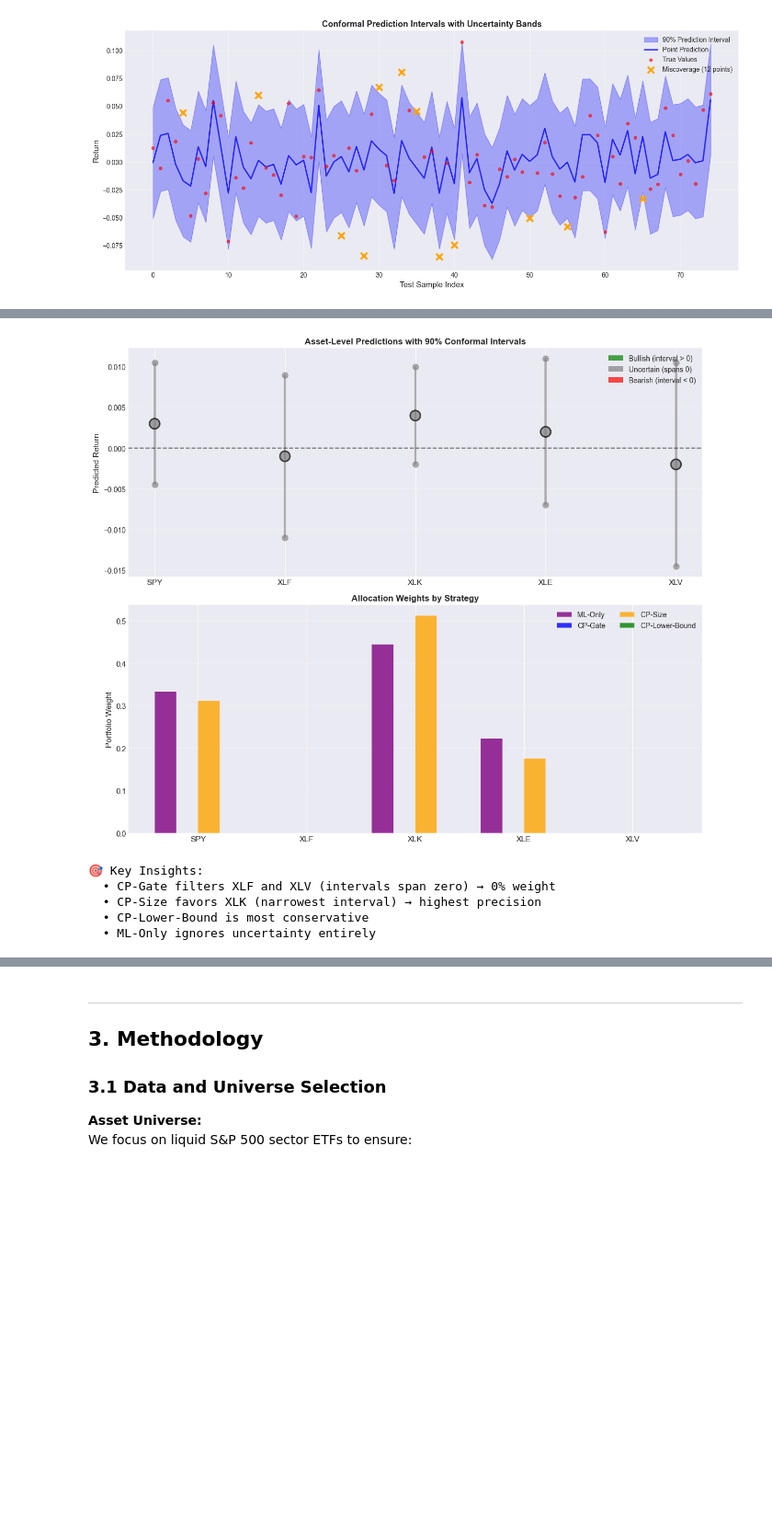
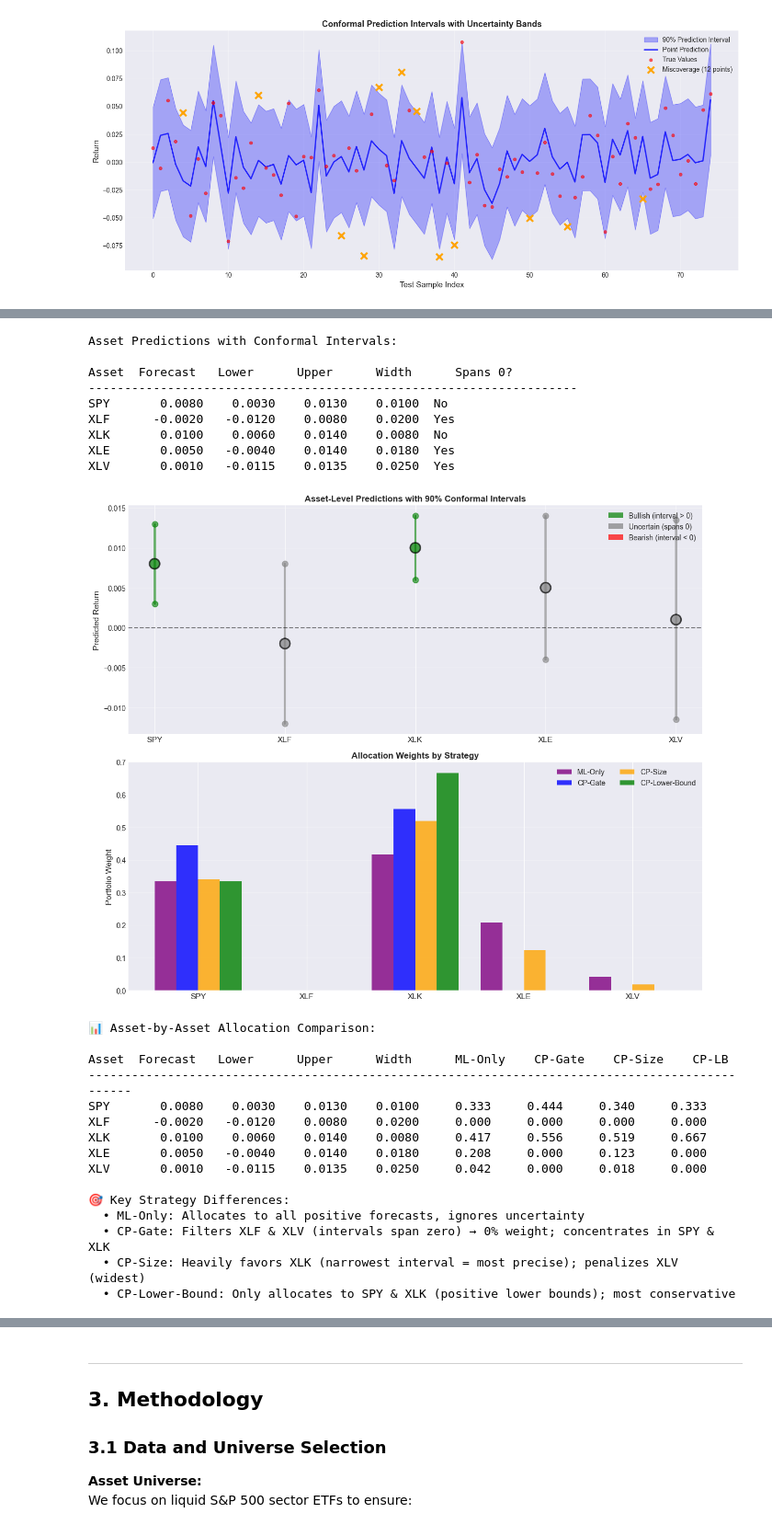
Before and after one commit to void-veritas/wqu_capstone, a Jupyter notebook: report.ipynb, the cells around one changed output, grey strips where cells are left out. Shown at 92% size. Drawn from its saved outputs; the diff is of its cells as text; code cells hidden in the pictures; blank space fills up the shorter version.

```diff
--- a/report.ipynb
+++ b/report.ipynb
@@ -383,12 +278,20 @@ print(f"  • CP-Lower-Bound: Only allocates to SPY & XLK (positive lower bounds
 np.random.seed(123)
 asset_names = ['SPY', 'XLF', 'XLK', 'XLE', 'XLV']
 
-# Generate realistic predictions
-forecasts = np.array([0.003, -0.001, 0.004, 0.002, -0.002])
-interval_widths = np.array([0.015, 0.020, 0.012, 0.018, 0.025])
+# Generate MORE DIVERSE predictions to show all strategies
+# Design: SPY & XLK have clear signals, XLF & XLV are uncertain, XLE is moderate
+forecasts = np.array([0.008, -0.002, 0.010, 0.005, 0.001])
+interval_widths = np.array([0.010, 0.020, 0.008, 0.018, 0.025])
 
 lower = forecasts - interval_widths/2
 upper = forecasts + interval_widths/2
+
+print("Asset Predictions with Conformal Intervals:\n")
+print(f"{'Asset':<6} {'Forecast':<10} {'Lower':<10} {'Upper':<10} {'Width':<10} {'Spans 0?'}")
+print("-" * 68)
+for i, name in enumerate(asset_names):
+    spans = "Yes" if (lower[i] <= 0 <= upper[i]) else "No"
+    print(f"{name:<6} {forecasts[i]:>9.4f} {lower[i]:>9.4f} {upper[i]:>9.4f} {interval_widths[i]:>9.4f}  {spans}")
 
 # Visualize
 fig, axes = plt.subplots(2, 1, figsize=(12, 10))
@@ -421,56 +324,83 @@ ax.legend(handles=legend_elements, loc='upper right', fontsize=10)
 ax = axes[1]
 
 # Compute weights for each strategy
-# CP-Gate
+# CP-Gate: zero if interval contains zero
 cp_gate_weights = np.array([f if not (l <= 0 <= u) else 0 for f, l, u in zip(forecasts, lower, upper)])
 cp_gate_weights = np.maximum(cp_gate_weights, 0)
 if cp_gate_weights.sum() > 0:
     cp_gate_weights = cp_gate_weights / cp_gate_weights.sum()
 
-# CP-Size
+# CP-Size: weight inversely proportional to width
 cp_size_weights = forecasts / (interval_widths + 0.001)
 cp_size_weights = np.maximum(cp_size_weights, 0)
 if cp_size_weights.sum() > 0:
     cp_size_weights = cp_size_weights / cp_size_weights.sum()
 
-# CP-Lower-Bound
+# CP-Lower-Bound: use lower bounds
 cp_lb_weights = np.maximum(lower, 0)
 if cp_lb_weights.sum() > 0:
     cp_lb_weights = cp_lb_weights / cp_lb_weights.sum()
 
-# ML-Only
+# ML-Only: use forecasts directly
 ml_only_weights = np.maximum(forecasts, 0)
 if ml_only_weights.sum() > 0:
     ml_only_weights = ml_only_weights / ml_only_weights.sum()
 
 # Bar chart
 x_pos_bar = np.arange(len(asset_names))
 width = 0.2
 
 ax.bar(x_pos_bar - 1.5*width, ml_only_weights, width, label='ML-Only', alpha=0.8, color='purple')
 ax.bar(x_pos_bar - 0.5*width, cp_gate_weights, width, label='CP-Gate', alpha=0.8, color='blue')
 ax.bar(x_pos_bar + 0.5*width, cp_size_weights, width, label='CP-Size', alpha=0.8, color='orange')
 ax.bar(x_pos_bar + 1.5*width, cp_lb_weights, width, label='CP-Lower-Bound', alpha=0.8, color='green')
 
 ax.set_xticks(x_pos_bar)
 ax.set_xticklabels(asset_names, fontsize=11)
 ax.set_ylabel('Portfolio Weight', fontsize=11)
 ax.set_title('Allocation Weights by Strategy', fontsize=12, fontweight='bold')
 ax.legend(loc='upper right', fontsize=10, ncol=2)
 ax.grid(True, alpha=0.3, axis='y')
 
 plt.tight_layout()
 plt.show()
 
-print(f"\n🎯 Key Insights:")
-print(f"  • CP-Gate filters XLF and XLV (intervals span zero) → 0% weight")
-print(f"  • CP-Size favors XLK (narrowest interval) → highest precision")
-print(f"  • CP-Lower-Bound is most conservative")
-print(f"  • ML-Only ignores uncertainty entirely")
+# Print detailed comparison
+print(f"\n\n📊 Asset-by-Asset Allocation Comparison:\n")
+print(f"{'Asset':<6} {'Forecast':<10} {'Lower':<10} {'Upper':<10} {'Width':<10} {'ML-Only':<10} {'CP-Gate':<10} {'CP-Size':<10} {'CP-LB':<10}")
+print("-" * 96)
+for i in range(len(asset_names)):
+    print(f"{asset_names[i]:<6} {forecasts[i]:>9.4f} {lower[i]:>9.4f} {upper[i]:>9.4f} {interval_widths[i]:>9.4f} "
+          f"{ml_only_weights[i]:>9.3f} {cp_gate_weights[i]:>9.3f} {cp_size_weights[i]:>9.3f} {cp_lb_weights[i]:>9.3f}")
+
+print(f"\n🎯 Key Strategy Differences:")
+print(f"  • ML-Only: Allocates to all positive forecasts, ignores uncertainty")
+print(f"  • CP-Gate: Filters XLF & XLV (intervals span zero) → 0% weight; concentrates in SPY & XLK")
+print(f"  • CP-Size: Heavily favors XLK (narrowest interval = most precise); penalizes XLV (widest)")
+print(f"  • CP-Lower-Bound: Only allocates to SPY & XLK (positive lower bounds); most conservative")
 # %% [output]
+Asset Predictions with Conformal Intervals:
+
+Asset  Forecast   Lower      Upper      Width      Spans 0?
+--------------------------------------------------------------------
+SPY       0.0080    0.0030    0.0130    0.0100  No
+XLF      -0.0020   -0.0120    0.0080    0.0200  Yes
+XLK       0.0100    0.0060    0.0140    0.0080  No
+XLE       0.0050   -0.0040    0.0140    0.0180  Yes
+XLV       0.0010   -0.0115    0.0135    0.0250  Yes
-[figure, old version]
+[figure, new version]
-🎯 Key Insights:
-  • CP-Gate filters XLF and XLV (intervals span zero) → 0% weight
-  • CP-Size favors XLK (narrowest interval) → highest precision
-  • CP-Lower-Bound is most conservative
-  • ML-Only ignores uncertainty entirely
+📊 Asset-by-Asset Allocation Comparison:
+
+Asset  Forecast   Lower      Upper      Width      ML-Only    CP-Gate    CP-Size    CP-LB
+------------------------------------------------------------------------------------------------
+SPY       0.0080    0.0030    0.0130    0.0100     0.333     0.444     0.340     0.333
+XLF      -0.0020   -0.0120    0.0080    0.0200     0.000     0.000     0.000     0.000
+XLK       0.0100    0.0060    0.0140    0.0080     0.417     0.556     0.519     0.667
+XLE       0.0050   -0.0040    0.0140    0.0180     0.208     0.000     0.123     0.000
+XLV       0.0010   -0.0115    0.0135    0.0250     0.042     0.000     0.018     0.000
+
+🎯 Key Strategy Differences:
+  • ML-Only: Allocates to all positive forecasts, ignores uncertainty
+  • CP-Gate: Filters XLF & XLV (intervals span zero) → 0% weight; concentrates in SPY & XLK
+  • CP-Size: Heavily favors XLK (narrowest interval = most precise); penalizes XLV (widest)
+  • CP-Lower-Bound: Only allocates to SPY & XLK (positive lower bounds); most conservative
```
Also changed, not shown: parts of 8 cells of this notebook, 1 other file.
